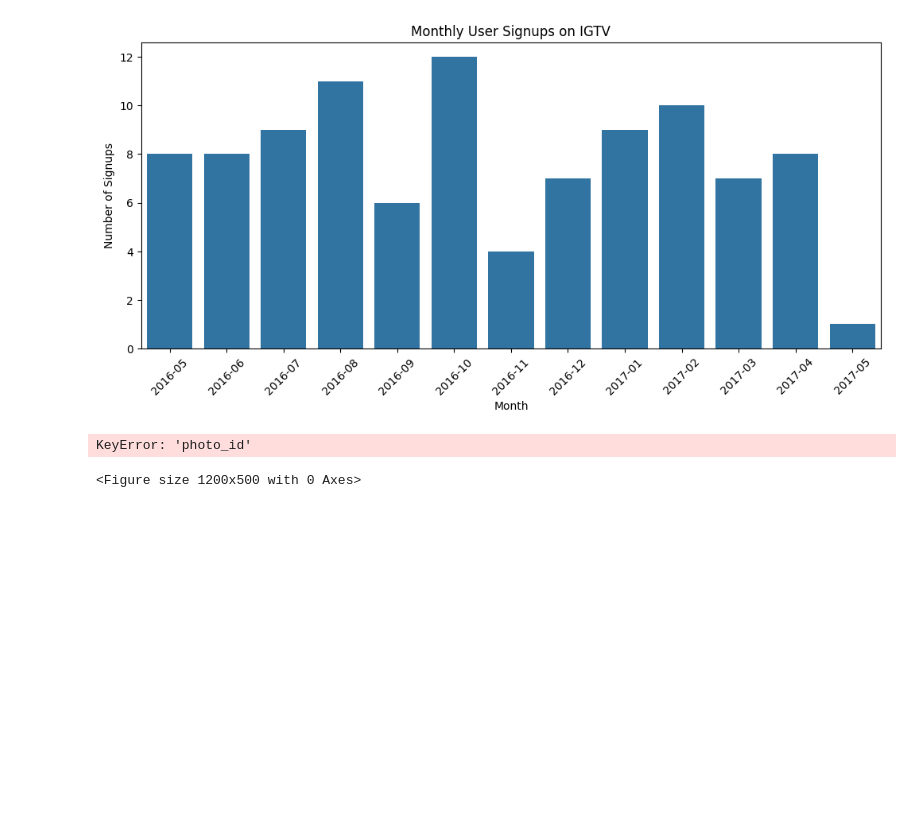
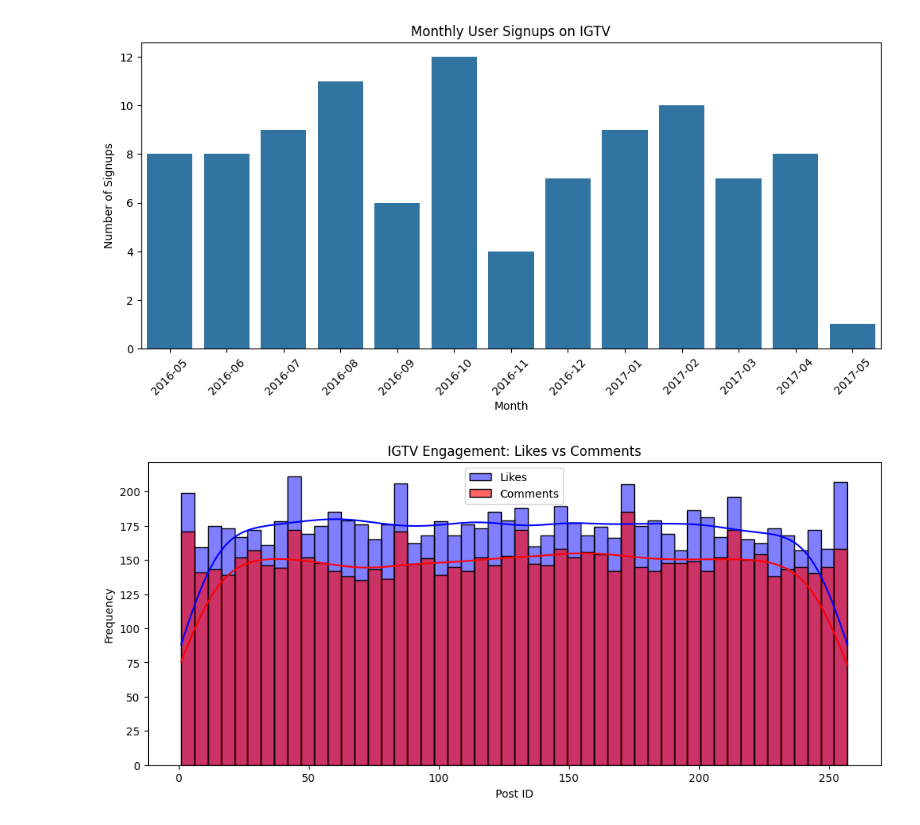
Before and after one commit to KipkuruiYegon/Measuring-insta-TV-Perfomance_DataScience, a Jupyter notebook: notebookfile.ipynb, the cells around one changed output. Saved outputs shown, nothing was run; the diff lists cells and outputs as text; code cells hidden in the pictures; blank space fills up the shorter version.

```diff
--- a/Untitled.ipynb
+++ b/notebookfile.ipynb
@@ -127,13 +127,12 @@ plt.show()
 [figure]
 # %%
 plt.figure(figsize=(12, 5))
-sns.histplot(likes_df['photo_id'], bins=50, kde=True, color='blue', label='Likes')
-sns.histplot(comments_df['photo_id'], bins=50, kde=True, color='red', label='Comments', alpha=0.6)
+sns.histplot(likes_df['photo'], bins=50, kde=True, color='blue', label='Likes')
+sns.histplot(comments_df['Photo id'], bins=50, kde=True, color='red', label='Comments', alpha=0.6)
 plt.legend()
 plt.title("IGTV Engagement: Likes vs Comments")
 plt.xlabel("Post ID")
 plt.ylabel("Frequency")
 plt.show()
 # %% [output]
-KeyError: 'photo_id'
-<Figure size 1200x500 with 0 Axes>
+[figure, added]
```
